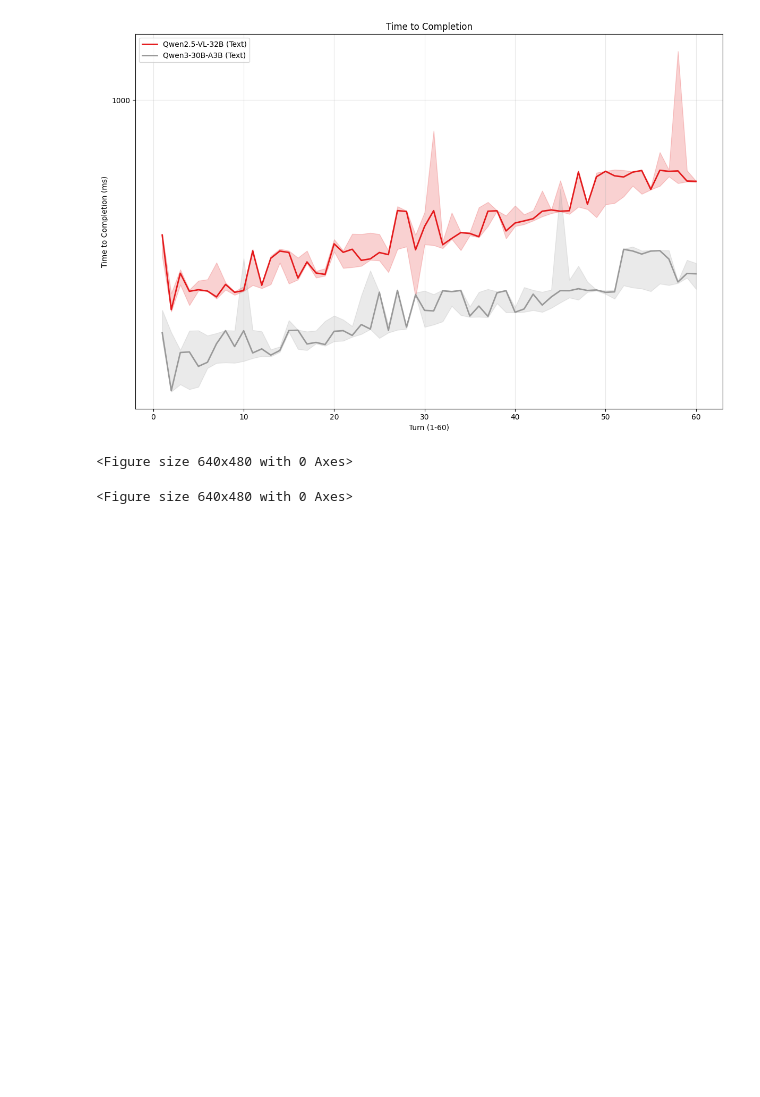
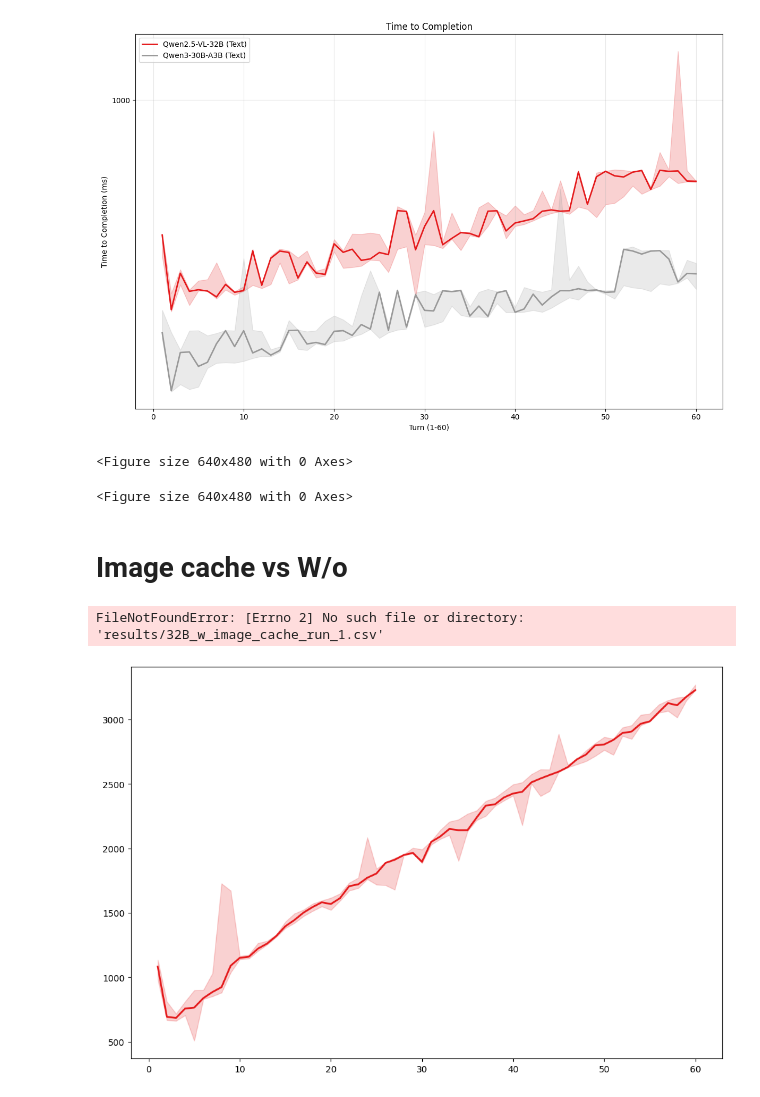
Before and after one commit to Emericen/vlm-latency-bench, a Jupyter notebook: plots.ipynb, the cells around one changed output. Drawn from its saved outputs; the diff is of its cells as text; code cells hidden in the pictures; blank space fills up the shorter version.

```diff
--- a/plots.ipynb
+++ b/plots.ipynb
@@ -197,3 +197,17 @@ plot_completion_curves(completion_files, completion_names, aggregation="region")
 [figure]
 <Figure size 640x480 with 0 Axes>
 <Figure size 640x480 with 0 Axes>
+# %% [markdown]
+# Image cache vs W/o
+# %%
+completion_files = [
+    "results/32B_wo_image_cache_run_1.csv",
+    "results/32B_w_image_cache_run_1.csv",
+]
+
+completion_names = ["Qwen2.5-VL-32B (w vision cache)", "Qwen3-30B-A3B (w/o vision cache)"]
+
+plot_completion_curves(completion_files, completion_names, aggregation="region")
+# %% [output]
+FileNotFoundError: [Errno 2] No such file or directory: 'results/32B_w_image_cache_run_1.csv'
+[figure, added]
```
Also changed, not shown: parts of 1 cell of this notebook, 11 other files.
